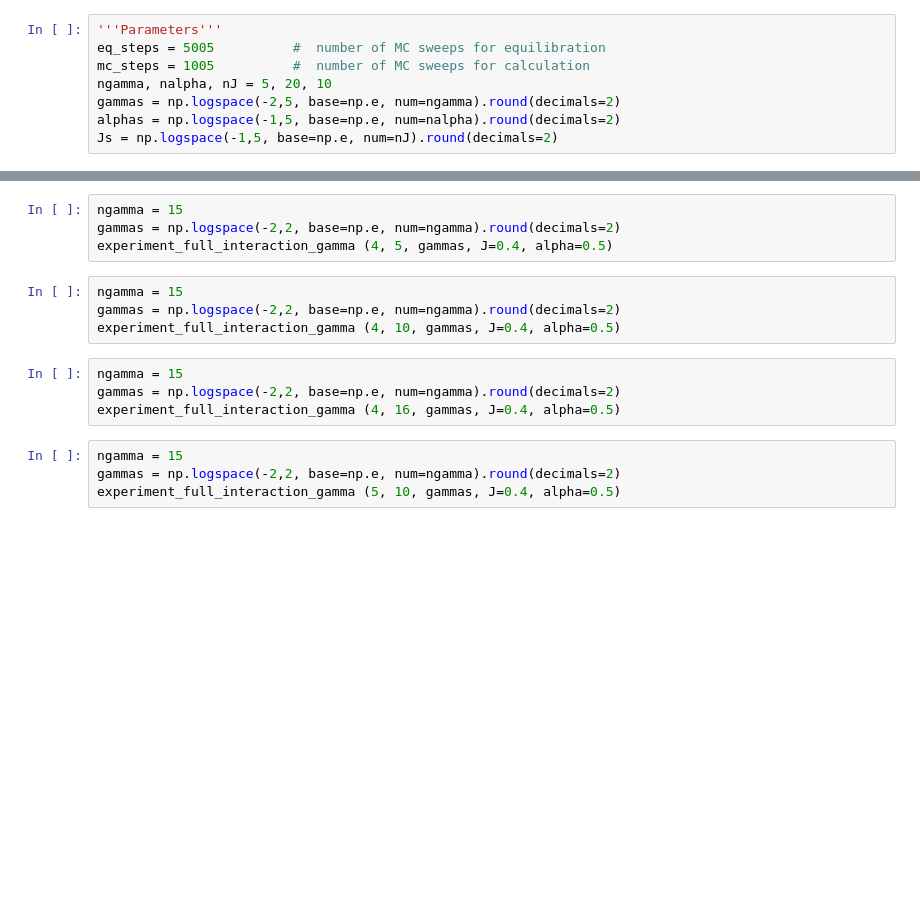
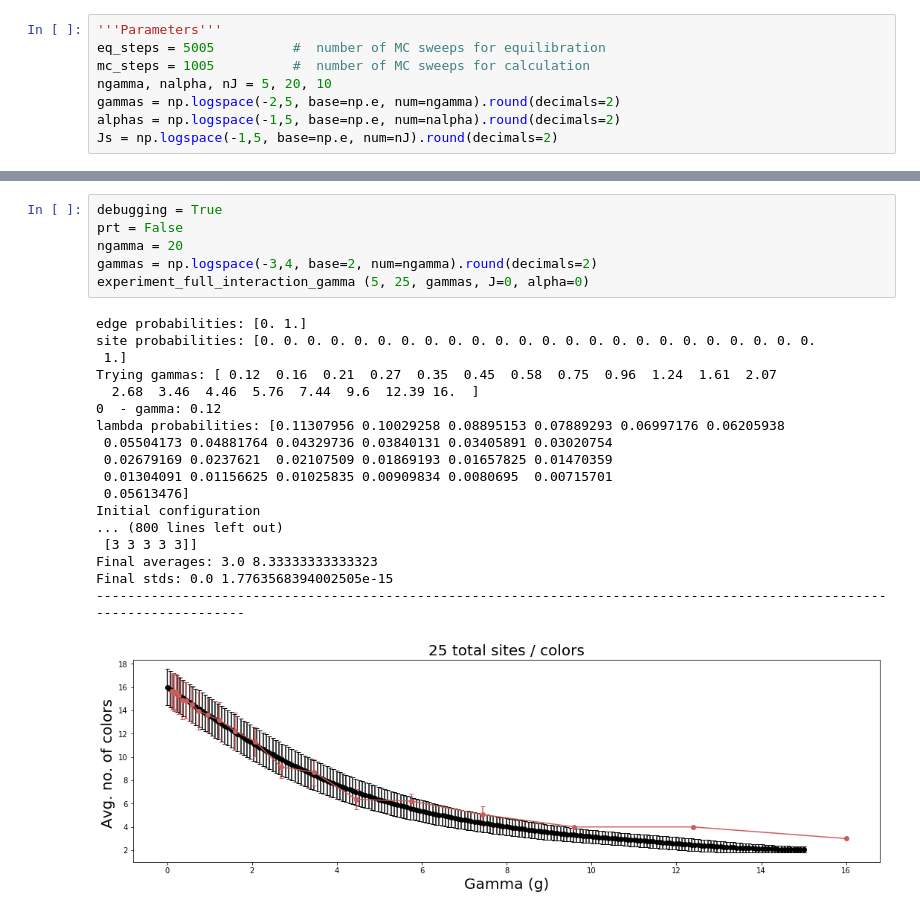
Before and after one commit to oscargomezq/Capstone-RCM, a Jupyter notebook: Simulation 3.ipynb, the cells around one changed output, grey strips where cells are left out. Cells and saved outputs as stored; diff of their text form; blank space fills up the shorter version.

```diff
--- a/Simulation 3.ipynb
+++ b/Simulation 3.ipynb
@@ -689,16 +728,25 @@ Final stds: 0.28553920104043273 3.5692400130054094
 # %%
-ngamma = 15
-gammas = np.logspace(-2,2, base=np.e, num=ngamma).round(decimals=2)
-experiment_full_interaction_gamma (4, 5, gammas, J=0.4, alpha=0.5)
+debugging = True
+prt = False
+ngamma = 20
+gammas = np.logspace(-3,4, base=2, num=ngamma).round(decimals=2)
+experiment_full_interaction_gamma (5, 25, gammas, J=0, alpha=0)
+# %% [output]
+edge probabilities: [0. 1.]
+site probabilities: [0. 0. 0. 0. 0. 0. 0. 0. 0. 0. 0. 0. 0. 0. 0. 0. 0. 0. 0. 0. 0. 0. 0. 0.
+ 1.]
+Trying gammas: [ 0.12  0.16  0.21  0.27  0.35  0.45  0.58  0.75  0.96  1.24  1.61  2.07
+  2.68  3.46  4.46  5.76  7.44  9.6  12.39 16.  ]
+0  - gamma: 0.12
+lambda probabilities: [0.11307956 0.10029258 0.08895153 0.07889293 0.06997176 0.06205938
+ 0.05504173 0.04881764 0.04329736 0.03840131 0.03405891 0.03020754
+ 0.02679169 0.0237621  0.02107509 0.01869193 0.01657825 0.01470359
+ 0.01304091 0.01156625 0.01025835 0.00909834 0.0080695  0.00715701
+ 0.05613476]
+Initial configuration
+... (800 lines left out)
+ [3 3 3 3 3]]
+Final averages: 3.0 8.33333333333323
+Final stds: 0.0 1.7763568394002505e-15
+------------------------------------------------------------------------------------------------------------------------
+[figure, added]
-# %%
-ngamma = 15
-gammas = np.logspace(-2,2, base=np.e, num=ngamma).round(decimals=2)
-experiment_full_interaction_gamma (4, 10, gammas, J=0.4, alpha=0.5)
-# %%
-ngamma = 15
-gammas = np.logspace(-2,2, base=np.e, num=ngamma).round(decimals=2)
-experiment_full_interaction_gamma (4, 16, gammas, J=0.4, alpha=0.5)
-# %%
-ngamma = 15
-gammas = np.logspace(-2,2, base=np.e, num=ngamma).round(decimals=2)
-experiment_full_interaction_gamma (5, 10, gammas, J=0.4, alpha=0.5)
```
Also changed, not shown: parts of 23 cells of this notebook.
